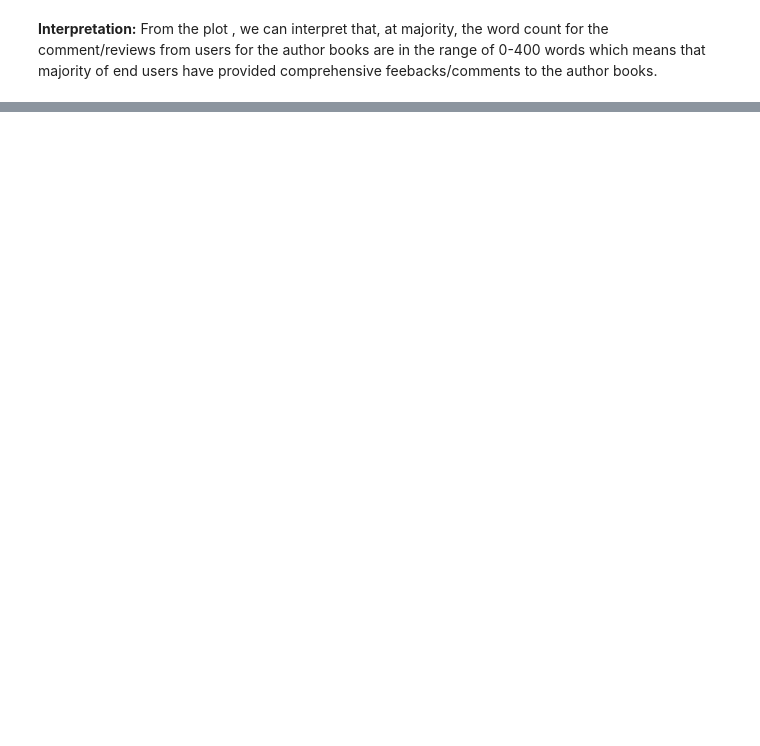
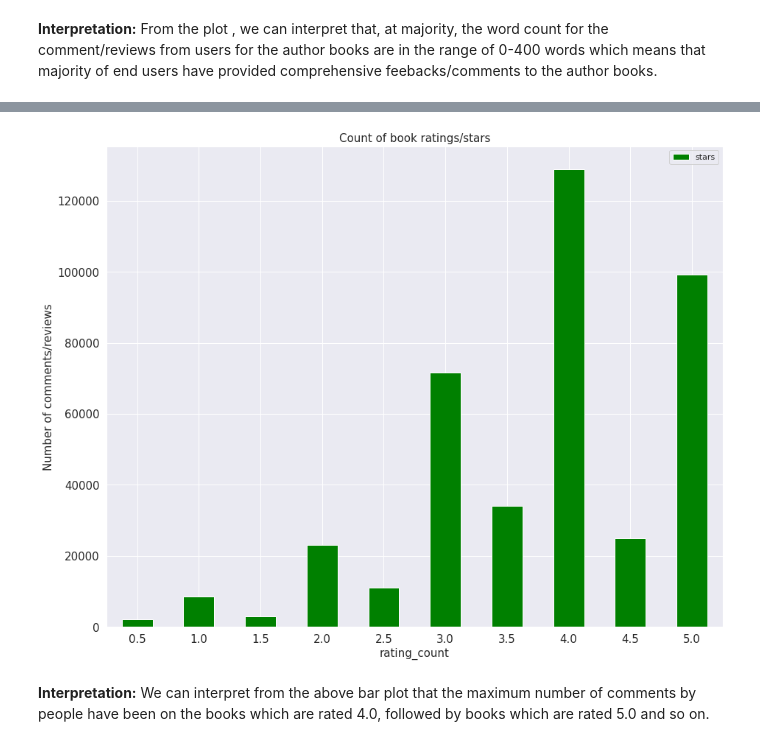
Before and after one commit to agamkachhal/COMP8240_GroupS, a Jupyter notebook: LibraryThing_DataAnalysis.ipynb, the cells around one changed output, grey strips where cells are left out. Cells and saved outputs as stored; diff of their text form; code cells hidden in the pictures; blank space fills up the shorter version.

```diff
--- a/LibraryThing_DataAnalysis.ipynb
+++ b/LibraryThing_DataAnalysis.ipynb
@@ -158,0 +196,5 @@ plt.show()
+# %%
+# Here, we are fetching the count of rating/stars given to the book authors by people sorted in ascending order
+
+rating_count = Updated_df["stars"].value_counts(ascending=True)
+rating_count
@@ -158,0 +213,19 @@ plt.show()
+# %%
+# Now, we are plotting the actual count of each rating/stars.
+
+fig, ax = plt.subplots(figsize=(15, 12))
+
+rating_plot =rating_count.sort_index(ascending=True).plot.bar(x='rating_count',
+                      ax=ax,fontsize=15,color = 'green')
+
+ax.set_title("Count of book ratings/stars",size=15)
+ax.legend()
+plt.xlabel("rating_count",size=15)
+plt.ylabel("Number of comments/reviews",size=15)
+
+plt.xticks(rotation=360)
+plt.show()
+# %% [output]
+[figure, added]
+# %% [markdown]
+**Interpretation:** We can interpret from the above bar plot that the maximum number of comments by people have been on the books which are rated 4.0, followed by books which are rated 5.0 and so on.
```
Also changed, not shown: parts of 14 cells of this notebook.
